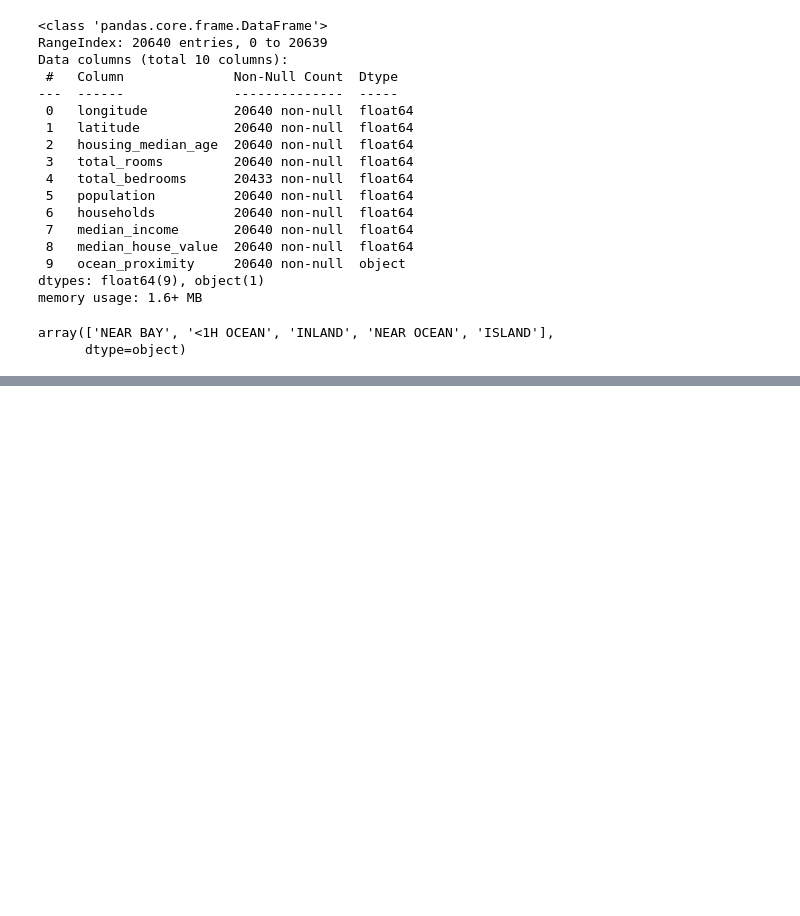
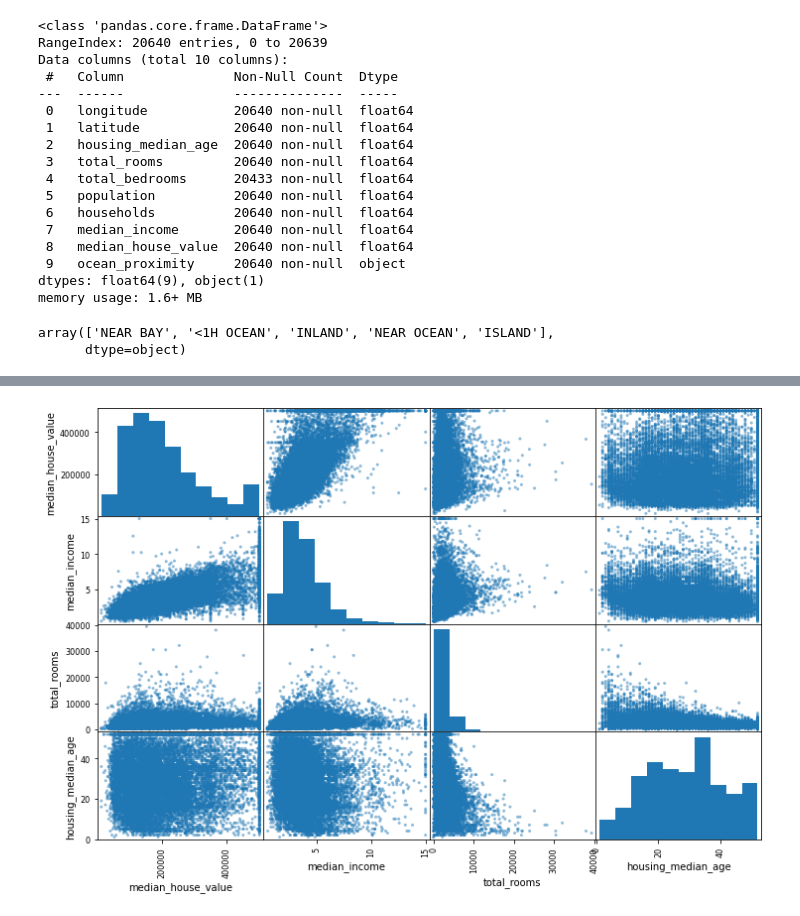
Before and after one commit to TaniaToyo/Datascience_Project, a Jupyter notebook: Housing/Notebook-1.ipynb, the cells around one changed output, grey strips where cells are left out. Saved outputs shown, nothing was run; the diff lists cells and outputs as text; code cells hidden in the pictures; blank space fills up the shorter version.

```diff
--- a/Housing/Notebook-1.ipynb
+++ b/Housing/Notebook-1.ipynb
@@ -45,0 +113,6 @@ df.hist(bins=50,figsize=(20,15));
+# %%
+from pandas.plotting import scatter_matrix
+attributes=['median_house_value','median_income','total_rooms','housing_median_age']
+scatter_matrix(df_train[attributes],figsize=(12,8));
+# %% [output]
+[figure, added]
```
Also changed, not shown: parts of 21 cells of this notebook.
